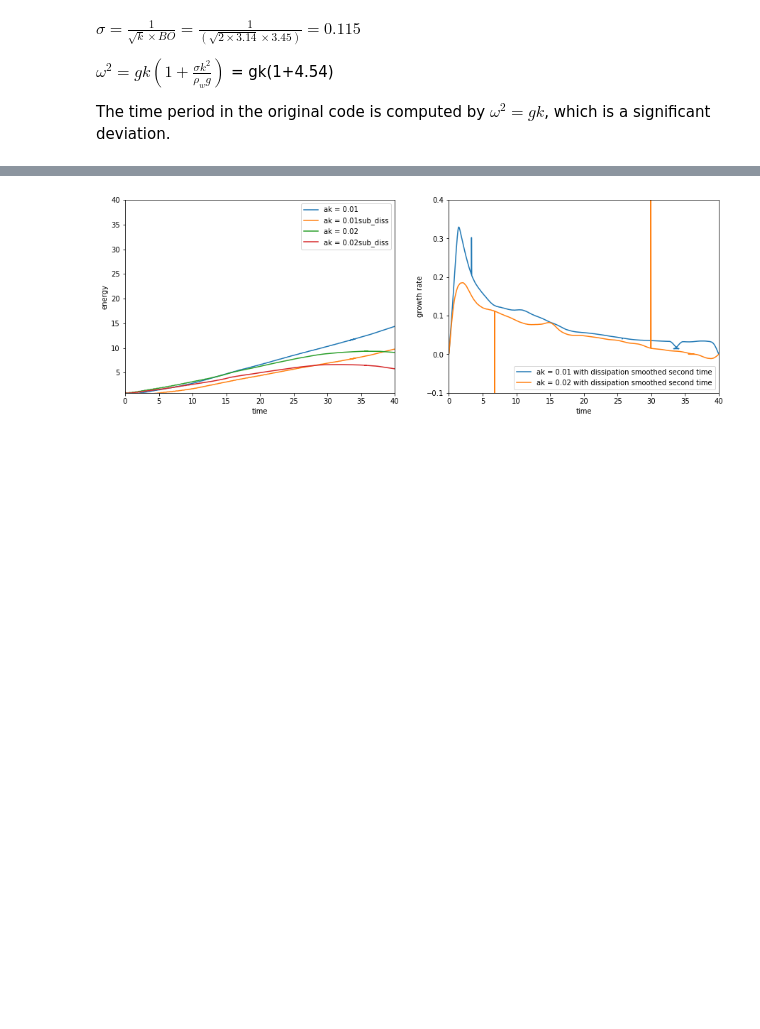
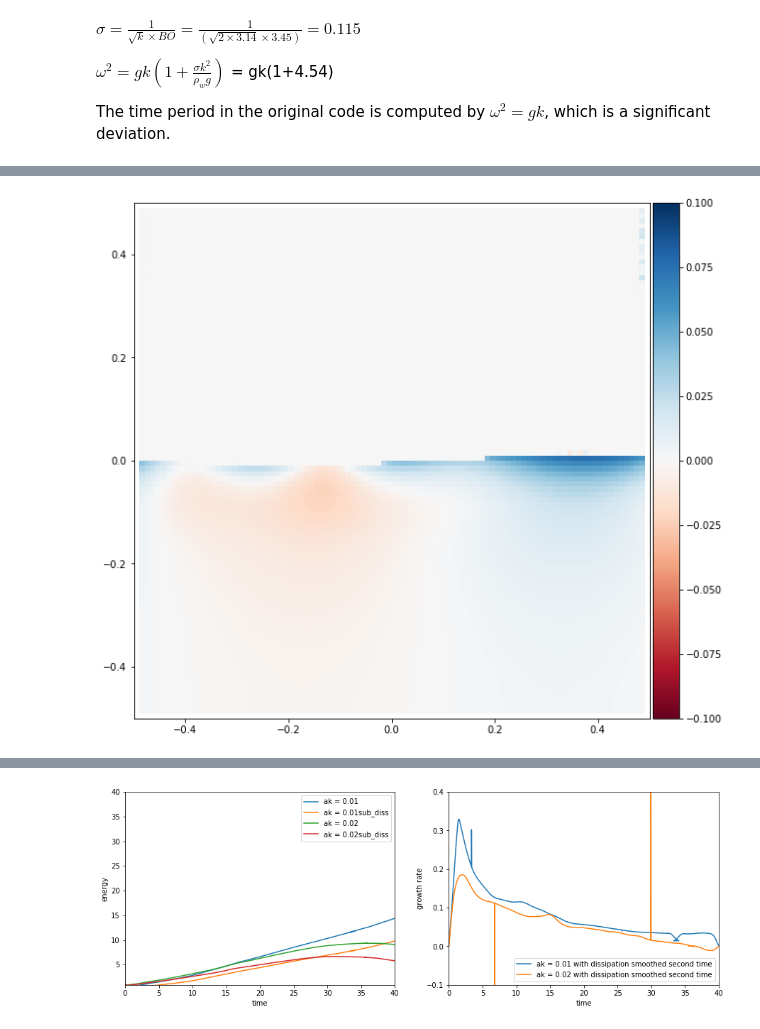
Before and after one commit to DeikeLab/jiarongw-postprocessing, a Jupyter notebook: notebooks/linear_wave.ipynb, the cells around one changed output, grey strips where cells are left out. Cells and saved outputs as stored; diff of their text form; code cells hidden in the pictures; blank space fills up the shorter version.

```diff
--- a/notebooks/linear_wave.ipynb
+++ b/notebooks/linear_wave.ipynb
@@ -74,0 +85,11 @@ plt.plot(postfix_index, [ampl.stdev for ampl in amplitude]/amplitude[0].stdev)
+# %%
+field = readin('field_direct9')
+ux_f = field.f*field['u.x']
+field['ux_f'] = ux_f
+from visualization import contour
+
+fig = plt.figure(figsize = (10,10))
+ax = fig.gca()
+contour(field, 'ux_f', ax)
+# %% [output]
+[figure, added]
```
Also changed, not shown: parts of 7 cells of this notebook, 2 other files.
